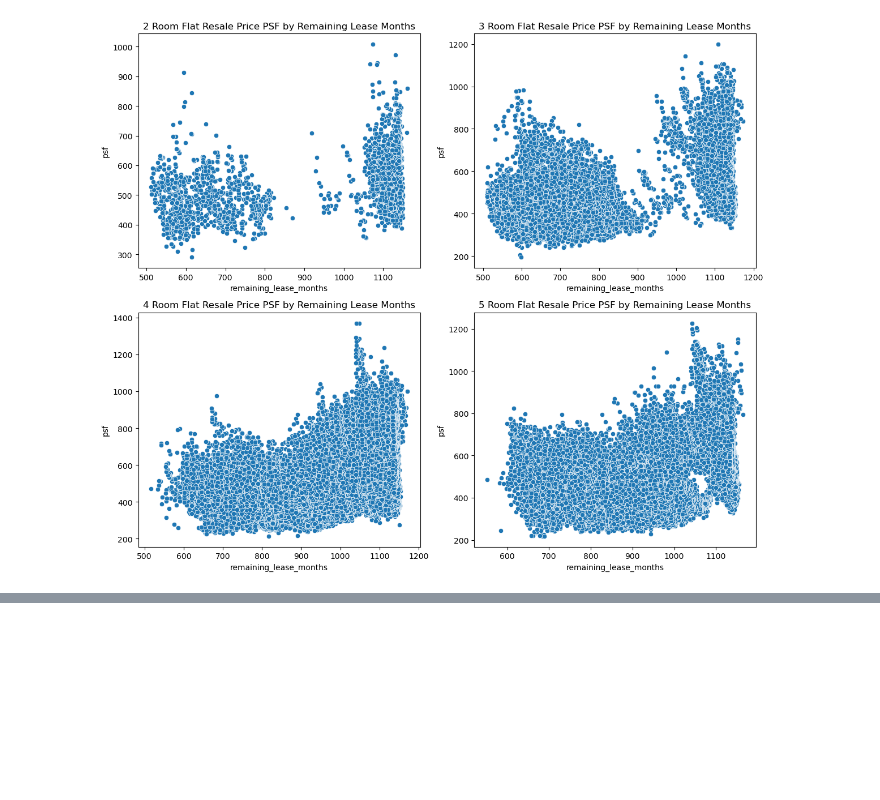
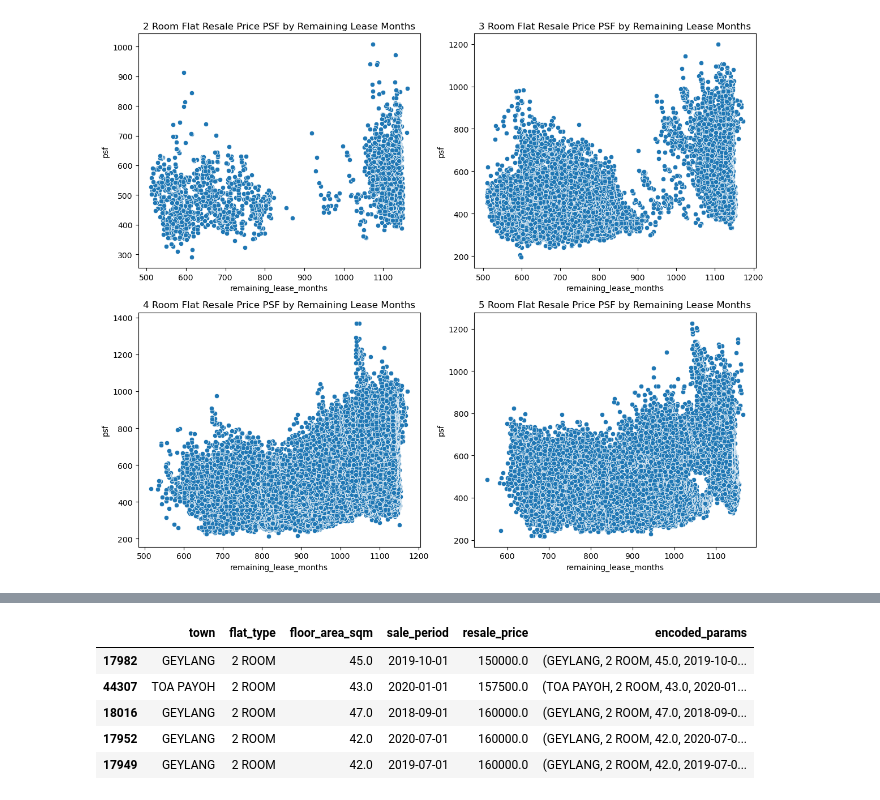
Before and after one commit to ezekielkoh/EDA-HDB-Resale-Prices, a Jupyter notebook: hdb_resale.ipynb, the cells around one changed output, grey strips where cells are left out. Cells and saved outputs as stored; diff of their text form; code cells hidden in the pictures; blank space fills up the shorter version.

```diff
--- a/hdb_resale.ipynb
+++ b/hdb_resale.ipynb
@@ -562,0 +366,2 @@ print(test.head())
+# %%
+agg_df = df_filtered.groupby(['town', 'flat_type', 'floor_area_sqm', 'sale_period'])['resale_price'].mean().reset_index().sort_values(by='resale_price')
@@ -562,0 +383,14 @@ print(test.head())
+# %%
+def col_to_tuples(row,col):
+    return tuple(row[c] for c in col)
+
+agg_df['encoded_params'] = agg_df.apply(lambda x: col_to_tuples(x,['town','flat_type', 'floor_area_sqm', 'sale_period']), axis=1)
+# %%
+agg_df.head()
+# %% [output]
+|  | town | flat_type | floor_area_sqm | sale_period | resale_price | encoded_params |
+| 17982 | GEYLANG | 2 ROOM | 45.0 | 2019-10-01 | 150000.0 | (GEYLANG, 2 ROOM, 45.0, 2019-10-0... |
+| 44307 | TOA PAYOH | 2 ROOM | 43.0 | 2020-01-01 | 157500.0 | (TOA PAYOH, 2 ROOM, 43.0, 2020-01... |
+| 18016 | GEYLANG | 2 ROOM | 47.0 | 2018-09-01 | 160000.0 | (GEYLANG, 2 ROOM, 47.0, 2018-09-0... |
+| 17952 | GEYLANG | 2 ROOM | 42.0 | 2020-07-01 | 160000.0 | (GEYLANG, 2 ROOM, 42.0, 2020-07-0... |
+| 17949 | GEYLANG | 2 ROOM | 42.0 | 2019-07-01 | 160000.0 | (GEYLANG, 2 ROOM, 42.0, 2019-07-0... |
```
Also changed, not shown: parts of 46 cells of this notebook, 6 other files.
